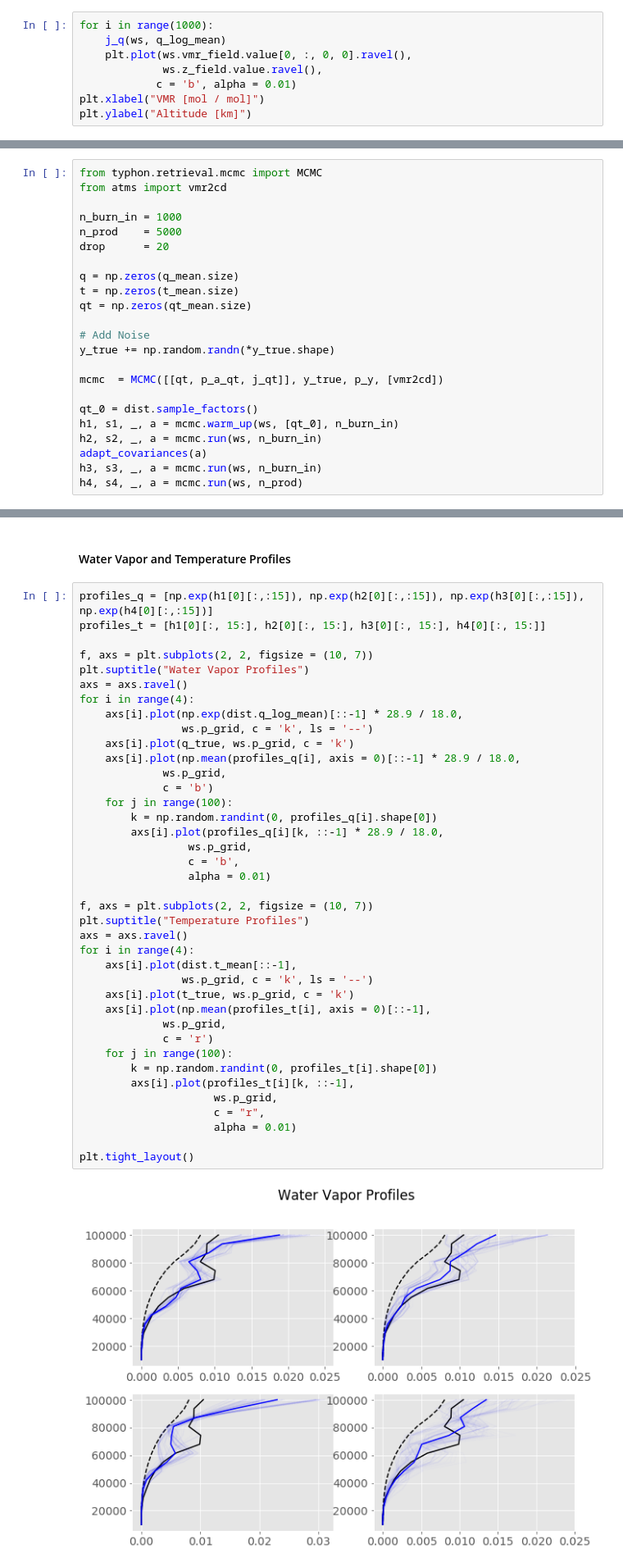
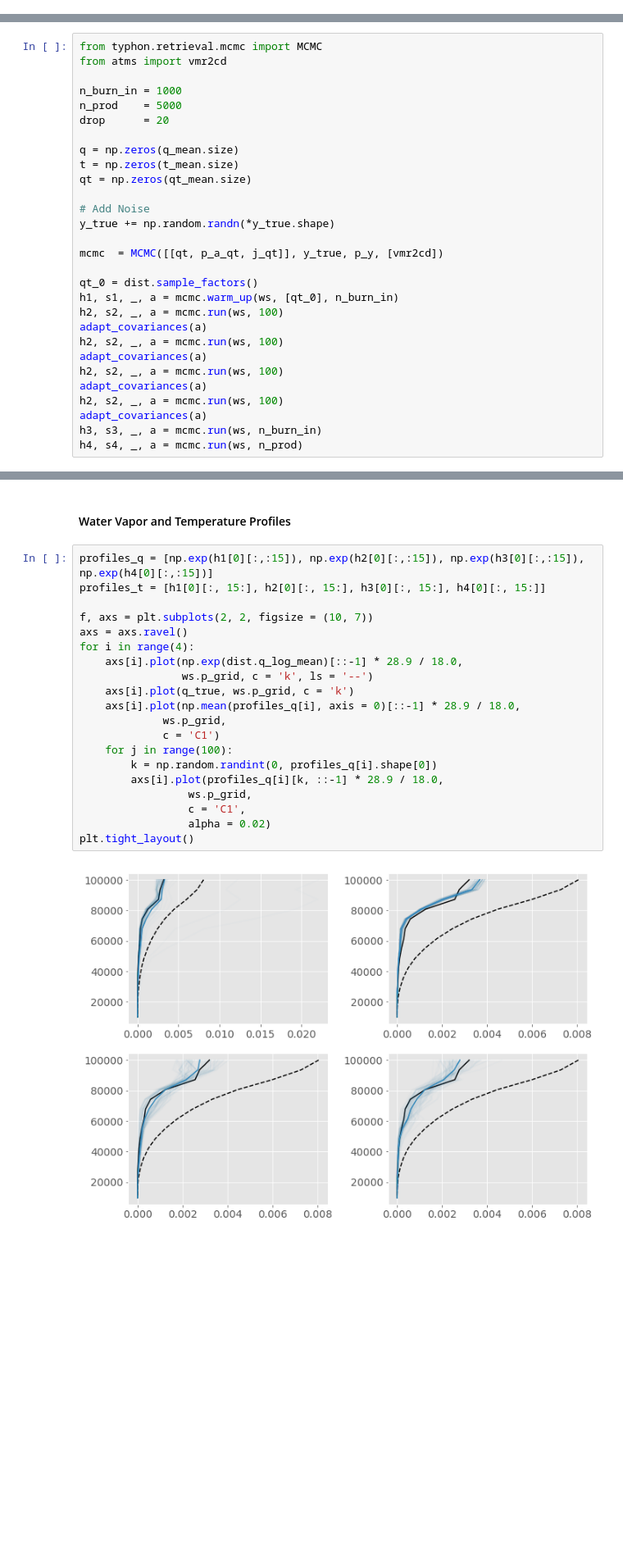
Before and after one commit to simonpf/predictive_uncertainty, a Jupyter notebook: mcmc_retrievals_test.ipynb, the cells around one changed output, grey strips where cells are left out. Shown at 82% size. Cells and saved outputs as stored; diff of their text form; blank space fills up the shorter version.

```diff
--- a/mcmc_retrievals_test.ipynb
+++ b/mcmc_retrievals_test.ipynb
@@ -119,8 +74,0 @@ plt.ylabel("Altitude [km]")
-# %%
-for i in range(1000):
-    j_q(ws, q_log_mean)
-    plt.plot(ws.vmr_field.value[0, :, 0, 0].ravel(),
-             ws.z_field.value.ravel(),
-            c = 'b', alpha = 0.01)
-plt.xlabel("VMR [mol / mol]")
-plt.ylabel("Altitude [km]")
@@ -244,7 +175,13 @@ mcmc  = MCMC([[qt, p_a_qt, j_qt]], y_true, p_y, [vmr2cd])
 
 qt_0 = dist.sample_factors()
 h1, s1, _, a = mcmc.warm_up(ws, [qt_0], n_burn_in)
-h2, s2, _, a = mcmc.run(ws, n_burn_in)
+h2, s2, _, a = mcmc.run(ws, 100)
+adapt_covariances(a)
+h2, s2, _, a = mcmc.run(ws, 100)
+adapt_covariances(a)
+h2, s2, _, a = mcmc.run(ws, 100)
+adapt_covariances(a)
+h2, s2, _, a = mcmc.run(ws, 100)
 adapt_covariances(a)
 h3, s3, _, a = mcmc.run(ws, n_burn_in)
 h4, s4, _, a = mcmc.run(ws, n_prod)
@@ -288,41 +225,22 @@ plt.title("MCMC Results")
 # %%
 profiles_q = [np.exp(h1[0][:,:15]), np.exp(h2[0][:,:15]), np.exp(h3[0][:,:15]), np.exp(h4[0][:,:15])]
 profiles_t = [h1[0][:, 15:], h2[0][:, 15:], h3[0][:, 15:], h4[0][:, 15:]]
 
 f, axs = plt.subplots(2, 2, figsize = (10, 7))
-plt.suptitle("Water Vapor Profiles")
 axs = axs.ravel()
 for i in range(4):
     axs[i].plot(np.exp(dist.q_log_mean)[::-1] * 28.9 / 18.0,
                 ws.p_grid, c = 'k', ls = '--')
     axs[i].plot(q_true, ws.p_grid, c = 'k')
     axs[i].plot(np.mean(profiles_q[i], axis = 0)[::-1] * 28.9 / 18.0,
              ws.p_grid,
-             c = 'b')
+             c = 'C1')
     for j in range(100):
         k = np.random.randint(0, profiles_q[i].shape[0])
         axs[i].plot(profiles_q[i][k, ::-1] * 28.9 / 18.0,
                  ws.p_grid,
-                 c = 'b',
-                 alpha = 0.01)
-
-f, axs = plt.subplots(2, 2, figsize = (10, 7))
-plt.suptitle("Temperature Profiles")
-axs = axs.ravel()
-for i in range(4):
-    axs[i].plot(dist.t_mean[::-1],
-                ws.p_grid, c = 'k', ls = '--')
-    axs[i].plot(t_true, ws.p_grid, c = 'k')
-    axs[i].plot(np.mean(profiles_t[i], axis = 0)[::-1],
-             ws.p_grid,
-             c = 'r')
-    for j in range(100):
-        k = np.random.randint(0, profiles_t[i].shape[0])
-        axs[i].plot(profiles_t[i][k, ::-1],
-                     ws.p_grid,
-                     c = "r",
-                     alpha = 0.01)
-
+                 c = 'C1',
+                 alpha = 0.02)
 plt.tight_layout()
 # %% [output]
-[figure, old version]
+[figure, new version]
```
Also changed, not shown: parts of 39 cells of this notebook, 11 other files.
